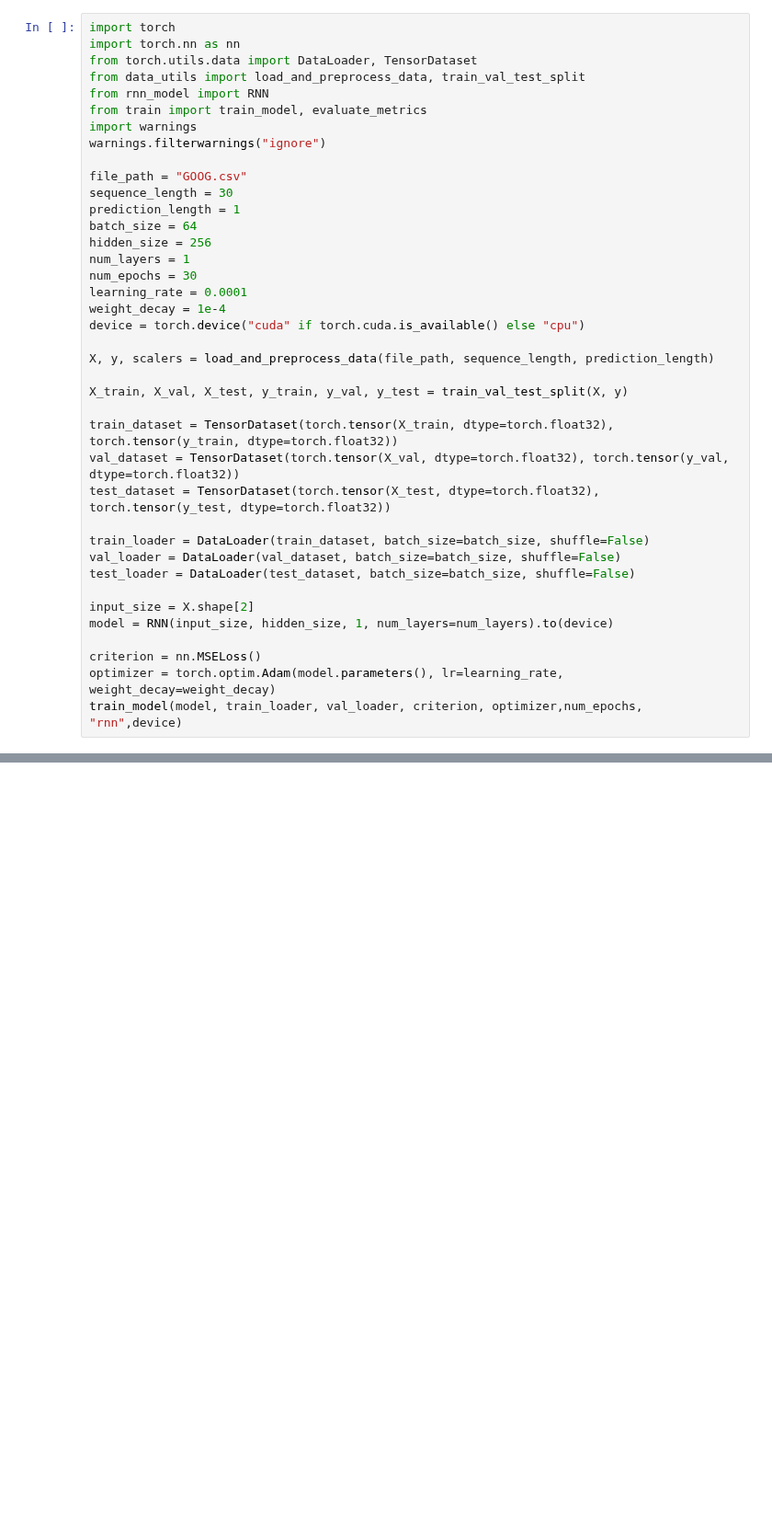
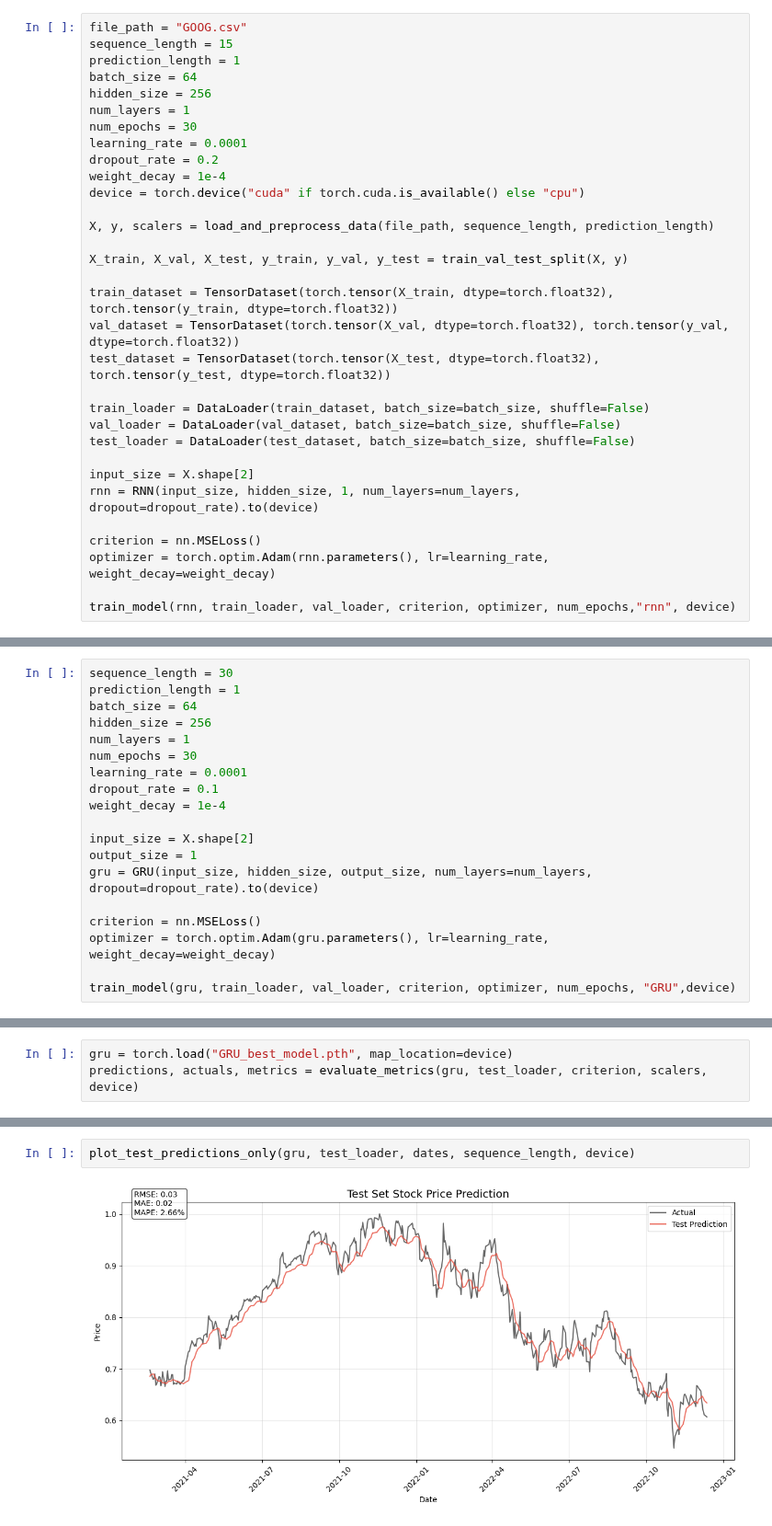
Before and after one commit to yyaaoo33/deeplearning-ass3, a Jupyter notebook: code.ipynb, the cells around one changed output, grey strips where cells are left out. Shown at 92% size. Cells and saved outputs as stored; diff of their text form; blank space fills up the shorter version.

```diff
--- a/code.ipynb
+++ b/code.ipynb
@@ -1,21 +16,13 @@
 # %%
-import torch
-import torch.nn as nn
-from torch.utils.data import DataLoader, TensorDataset
-from data_utils import load_and_preprocess_data, train_val_test_split
-from rnn_model import RNN
-from train import train_model, evaluate_metrics
-import warnings
-warnings.filterwarnings("ignore")
-
 file_path = "GOOG.csv"
-sequence_length = 30
+sequence_length = 15
 prediction_length = 1
 batch_size = 64
 hidden_size = 256
 num_layers = 1
 num_epochs = 30
 learning_rate = 0.0001
+dropout_rate = 0.2
 weight_decay = 1e-4
 device = torch.device("cuda" if torch.cuda.is_available() else "cpu")
 
@@ -32,8 +39,9 @@ val_loader = DataLoader(val_dataset, batch_size=batch_size, shuffle=False)
 test_loader = DataLoader(test_dataset, batch_size=batch_size, shuffle=False)
 
 input_size = X.shape[2]
-model = RNN(input_size, hidden_size, 1, num_layers=num_layers).to(device)
+rnn = RNN(input_size, hidden_size, 1, num_layers=num_layers, dropout=dropout_rate).to(device)
 
 criterion = nn.MSELoss()
-optimizer = torch.optim.Adam(model.parameters(), lr=learning_rate, weight_decay=weight_decay)
-train_model(model, train_loader, val_loader, criterion, optimizer,num_epochs, "rnn",device)
+optimizer = torch.optim.Adam(rnn.parameters(), lr=learning_rate, weight_decay=weight_decay)
+
+train_model(rnn, train_loader, val_loader, criterion, optimizer, num_epochs,"rnn", device)
@@ -109,0 +100,19 @@ array([[105.86    ],
+# %%
+sequence_length = 30
+prediction_length = 1
+batch_size = 64
+hidden_size = 256
+num_layers = 1
+num_epochs = 30
+learning_rate = 0.0001
+dropout_rate = 0.1
+weight_decay = 1e-4
+
+input_size = X.shape[2]
+output_size = 1
+gru = GRU(input_size, hidden_size, output_size, num_layers=num_layers, dropout=dropout_rate).to(device)
+
+criterion = nn.MSELoss()
+optimizer = torch.optim.Adam(gru.parameters(), lr=learning_rate, weight_decay=weight_decay)
+
+train_model(gru, train_loader, val_loader, criterion, optimizer, num_epochs, "GRU",device)
@@ -109,0 +137,3 @@ array([[105.86    ],
+# %%
+gru = torch.load("GRU_best_model.pth", map_location=device)
+predictions, actuals, metrics = evaluate_metrics(gru, test_loader, criterion, scalers, device)
@@ -109,0 +181,4 @@ array([[105.86    ],
+# %%
+plot_test_predictions_only(gru, test_loader, dates, sequence_length, device)
+# %% [output]
+[figure, added]
```
Also changed, not shown: parts of 18 cells of this notebook, 4 other files.
